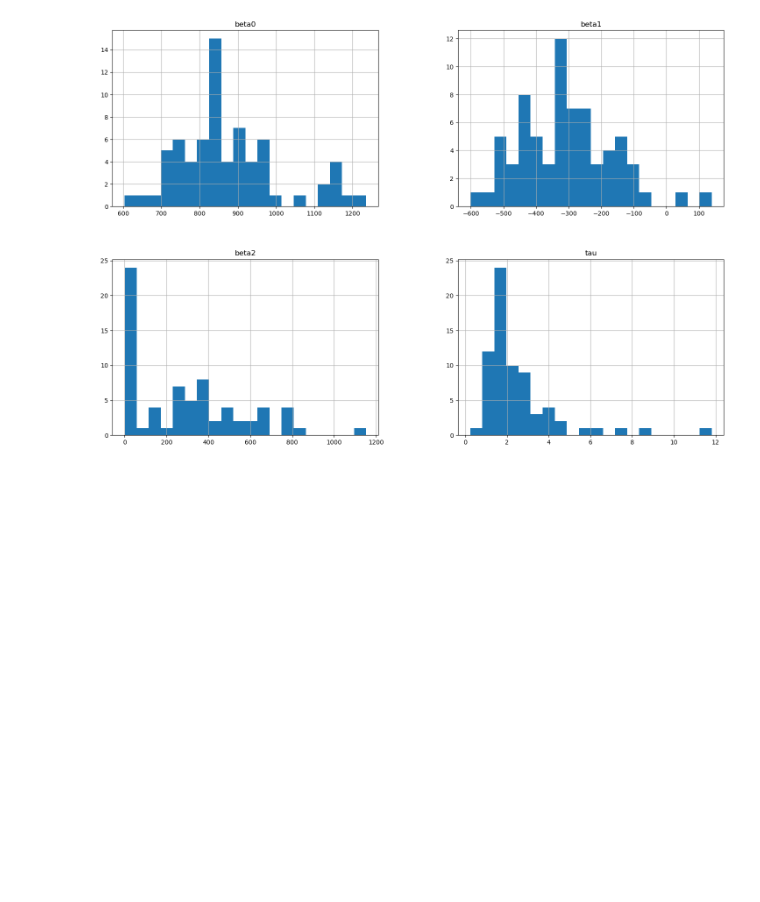
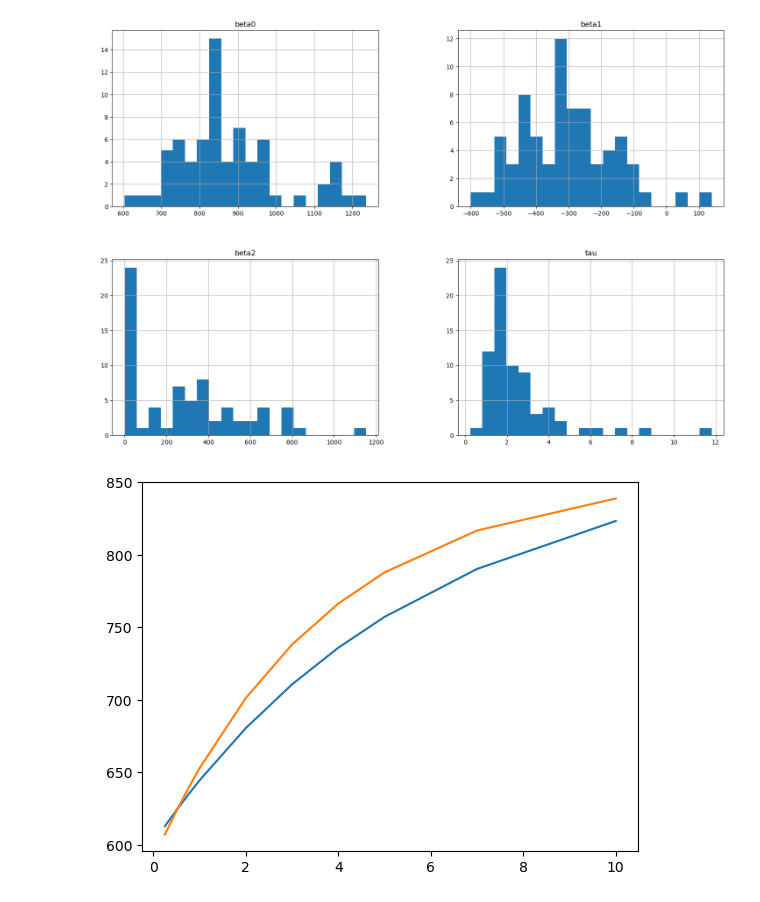
Before and after one commit to VsevolodZaostrovsky/MOEX-Yield-Curve-Forecasting, a Jupyter notebook: DataWork/NSmodel.ipynb, the cells around one changed output. Cells and saved outputs as stored; diff of their text form; code cells hidden in the pictures; blank space fills up the shorter version.

Commit message:
data for report

```diff
--- a/DataWork/NSmodel.ipynb
+++ b/DataWork/NSmodel.ipynb
@@ -118,3 +118,15 @@ array([[<Axes: title={'center': 'beta0'}>,
 [figure]
 # %%
 data.to_csv('coefsDrops.csv')
+# %%
+def plotZCY(beta0, beta1, beta2, tau, message):
+    def Pr(time):
+        return beta0 + (beta1 + beta2) * (tau / time) * (1 - np.exp(- time / tau)) - beta2 * np.exp(- time / tau)
+
+    t = np.array([0.25, 0.5, 0.75, 1, 2, 3, 4, 5, 7, 10])
+    plt.plot(t, Pr(t), label=message)
+# %%
+plotZCY(908.3054, -306.9439, 153.7436, 4.886280, str('forcast'))
+plotZCY(850.1948, -260.45017, 2.864606e+02, 3.7998988, str('real data'))
+# %% [output]
+[figure, added]
```
Also changed, not shown: parts of 2 cells of this notebook, 8 other files.
